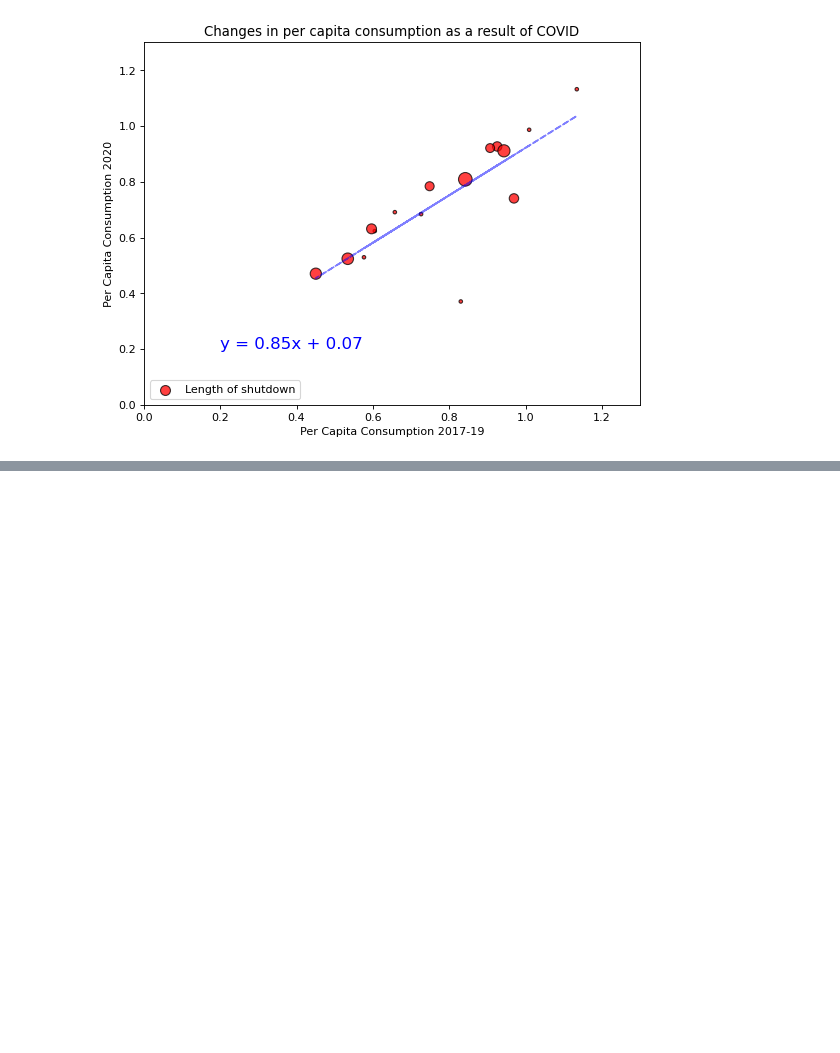
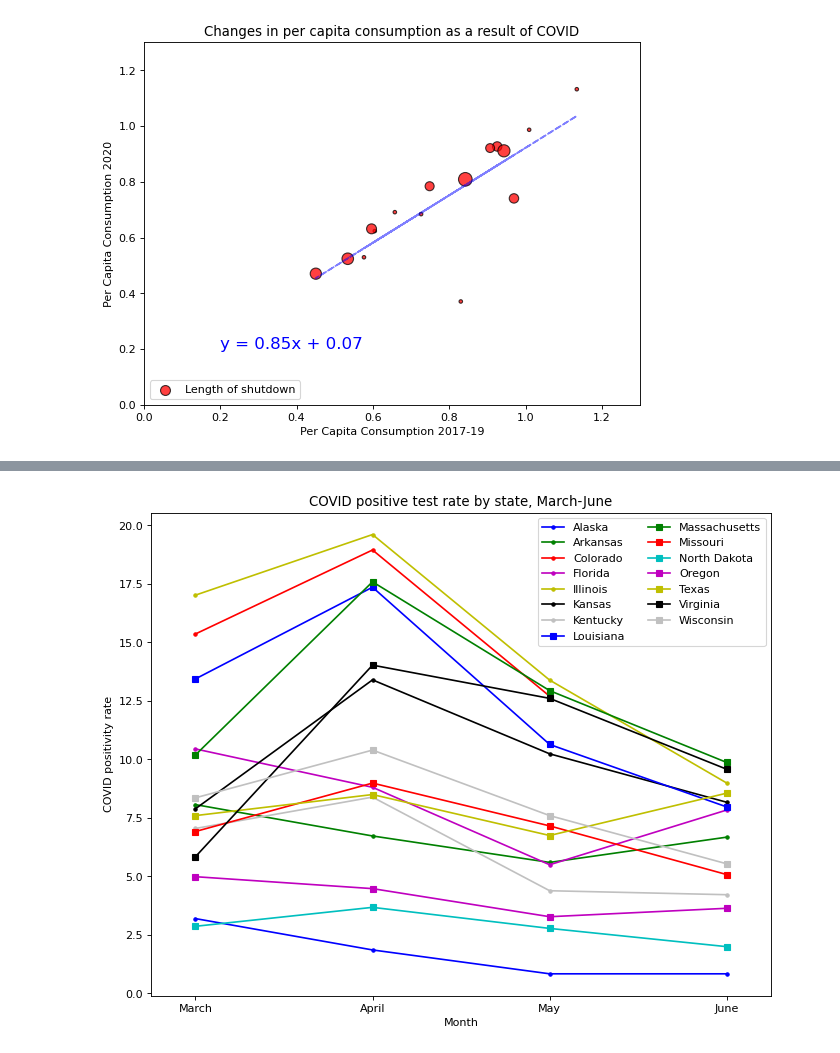
Before and after one commit to zach-18/Project_1_Group_3, a Jupyter notebook: RGdataviz.ipynb, the cells around one changed output, grey strips where cells are left out. Cells and saved outputs as stored; diff of their text form; code cells hidden in the pictures; blank space fills up the shorter version.

```diff
--- a/RGdataviz.ipynb
+++ b/RGdataviz.ipynb
@@ -215,0 +235,32 @@ plt.savefig("alcConsScatterRG.png")
+# %%
+# create line plot
+plt.figure(figsize=(10,8), dpi=80)
+plt.xlabel("Month")
+plt.ylabel("COVID positivity rate")
+plt.title("COVID positive test rate by state, March-June")
+plt.xlim(2.75,6.25)
+plt.xticks(np.arange(3,7, step=1), ['March','April','May','June'])
+
+akplot, = plt.plot([3,4,5,6], alaskanums['Positivity Rate'], color='b', label="Alaska", marker=".")
+arplot, = plt.plot([3,4,5,6], arkansasnums['Positivity Rate'], color='g', label="Arkansas", marker=".")
+coplot, = plt.plot([3,4,5], coloradonums['Positivity Rate'], color='r', label="Colorado", marker=".")
+flplot, = plt.plot([3,4,5,6], floridanums['Positivity Rate'], color='m', label="Florida", marker=".")
+ilplot, = plt.plot([3,4,5,6], illinoisnums['Positivity Rate'], color='y', label="Illinois", marker=".")
+ksplot, = plt.plot([3,4,5,6], kansasnums['Positivity Rate'], color='k', label="Kansas", marker=".")
+kyplot, = plt.plot([3,4,5,6], kentuckynums['Positivity Rate'], color='silver', label="Kentucky", marker=".")
+laplot, = plt.plot([3,4,5,6], louisiananums['Positivity Rate'], color='b', label="Louisiana", marker="s")
+maplot, = plt.plot([3,4,5,6], massachusettsnums['Positivity Rate'], color='g', label="Massachusetts", marker="s")
+moplot, = plt.plot([3,4,5,6], missourinums['Positivity Rate'], color='r', label="Missouri", marker="s")
+ndplot, = plt.plot([3,4,5,6], ndnums['Positivity Rate'], color='c', label="North Dakota", marker="s")
+orplot, = plt.plot([3,4,5,6], oregonnums['Positivity Rate'], color='m', label="Oregon", marker="s")
+txplot, = plt.plot([3,4,5,6], texasnums['Positivity Rate'], color='y', label="Texas", marker="s")
+vaplot, = plt.plot([3,4,5,6], virginianums['Positivity Rate'], color='k', label="Virginia", marker="s")
+wiplot, = plt.plot([3,4,5,6], wisconsinnums['Positivity Rate'], color='silver', label="Wisconsin", marker="s")
+
+plt.legend(handles=[akplot,arplot,coplot,flplot,ilplot,ksplot,kyplot,laplot,maplot,moplot,ndplot,orplot,txplot,vaplot,wiplot],loc="best",ncol=2)
+
+
+plt.savefig("covidpositivesRG.png")
+plt.show()
+# %% [output]
+[figure, added]
```
Also changed, not shown: parts of 3 cells of this notebook, 1 other file.
